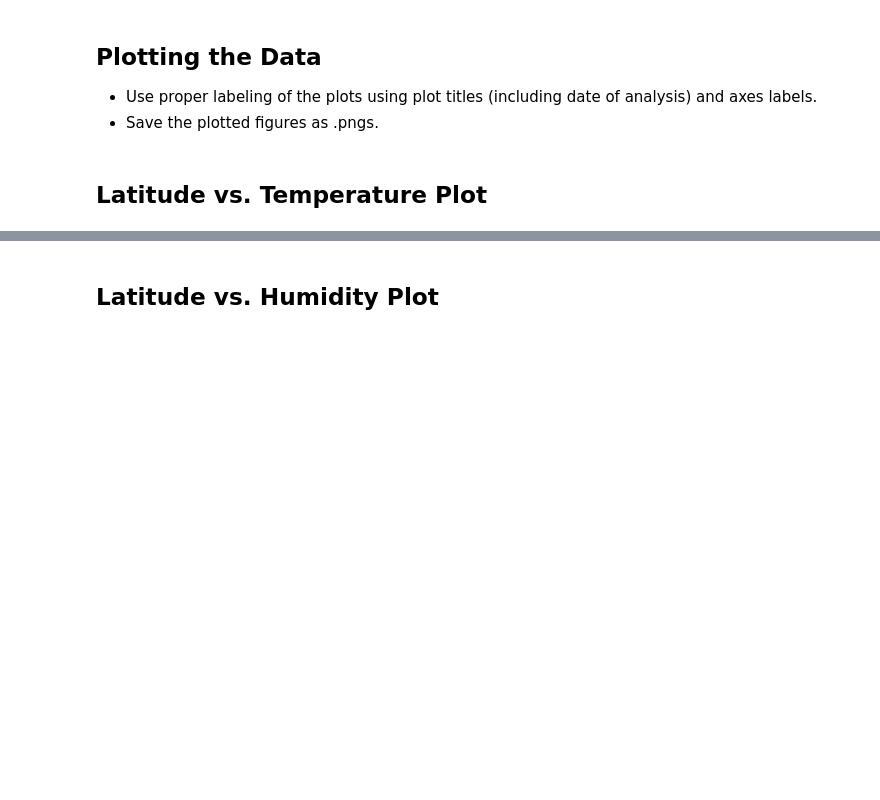
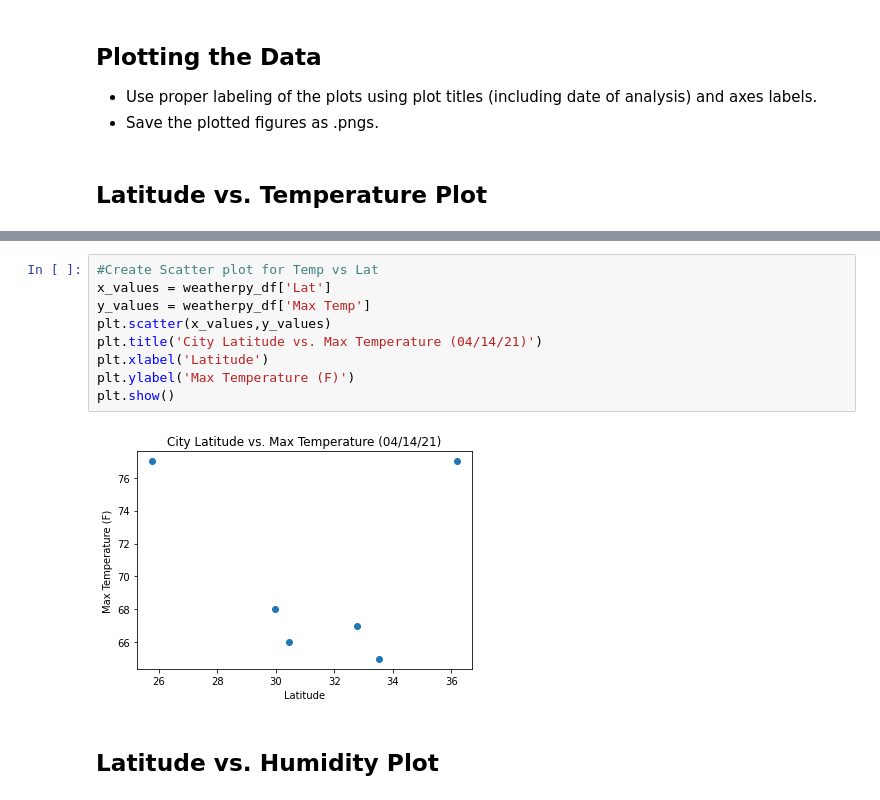
Before and after one commit to nicpie-bit/API-Weather-Analysis, a Jupyter notebook: WeatherPy/WeatherPy.ipynb, the cells around one changed output, grey strips where cells are left out. Saved outputs shown, nothing was run; the diff lists cells and outputs as text; blank space fills up the shorter version.

Commit message:
Created scatter plots

```diff
--- a/WeatherPy/WeatherPy.ipynb
+++ b/WeatherPy/WeatherPy.ipynb
@@ -181,2 +178,13 @@ Int64Index([], dtype='int64')
+# %%
+#Create Scatter plot for Temp vs Lat
+x_values = weatherpy_df['Lat']
+y_values = weatherpy_df['Max Temp']
+plt.scatter(x_values,y_values)
+plt.title('City Latitude vs. Max Temperature (04/14/21)')
+plt.xlabel('Latitude')
+plt.ylabel('Max Temperature (F)')
+plt.show()
+# %% [output]
+[figure, added]
 # %% [markdown]
 ## Latitude vs. Humidity Plot
```
Also changed, not shown: parts of 8 cells of this notebook.
